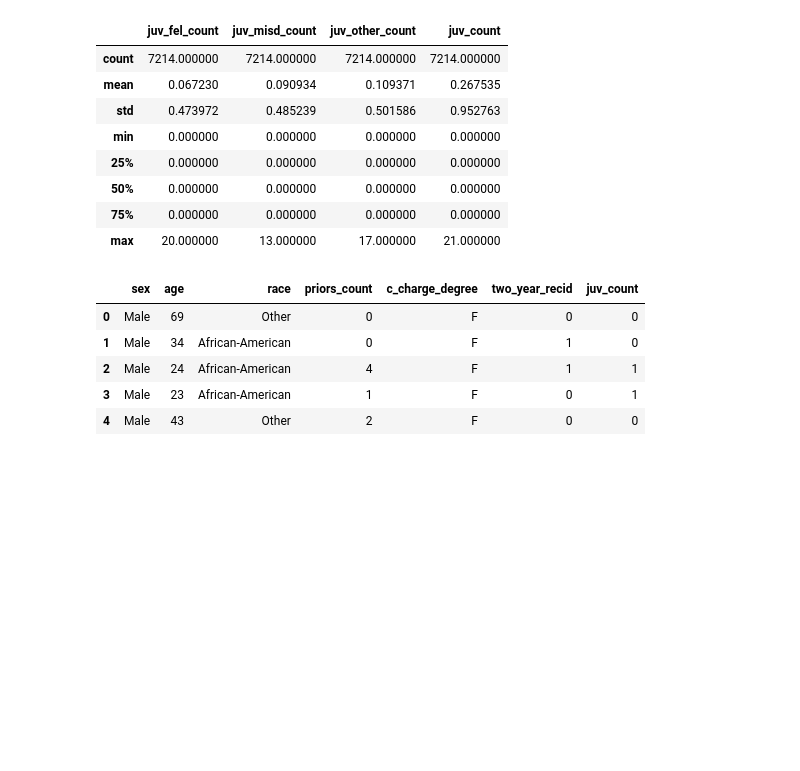
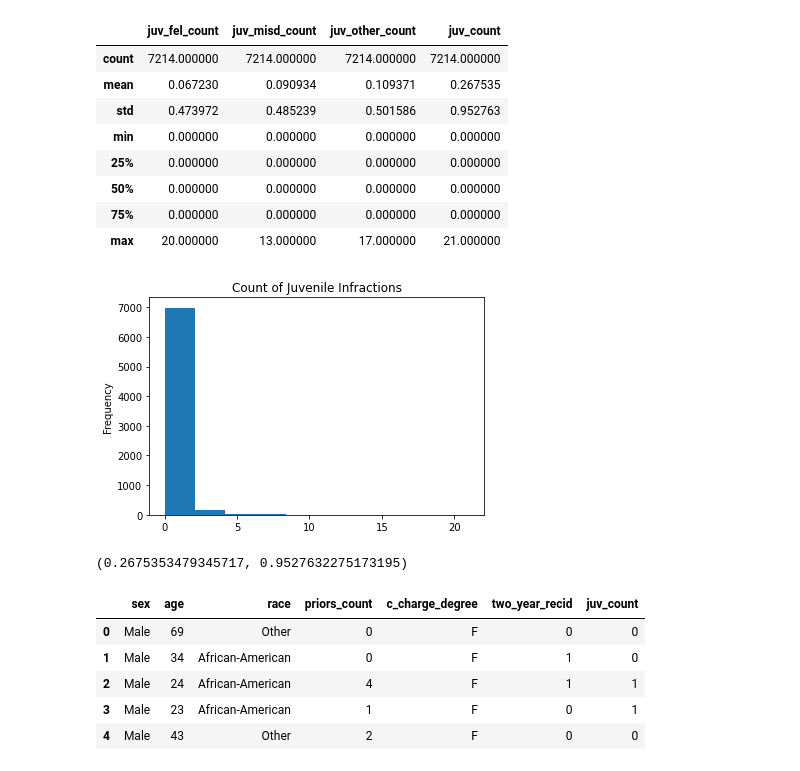
Before and after one commit to sinanuozdemir/feature_engineering_bookcamp, a Jupyter notebook: notebooks/Chapter_04.ipynb, the cells around one changed output. Cells and saved outputs as stored; diff of their text form; code cells hidden in the pictures; blank space fills up the shorter version.

```diff
--- a/notebooks/Chapter_04.ipynb
+++ b/notebooks/Chapter_04.ipynb
@@ -187,6 +187,20 @@ compas_df[['juv_fel_count', 'juv_misd_count', 'juv_other_count', 'juv_count']].d
 | 50% | 0.000000 | 0.000000 | 0.000000 | 0.000000 |
 | 75% | 0.000000 | 0.000000 | 0.000000 | 0.000000 |
 | max | 20.000000 | 13.000000 | 17.000000 | 21.000000 |
+# %%
+compas_df['juv_count'].plot(
+    title='Count of Juvenile Infractions', kind='hist', xlabel='Count'
+)
+
+name = 'juv_count'
+plt.savefig(f'{name}.svg', dpi=500)
+plt.savefig(f'{name}.png', dpi=500)
+# %% [output]
+[figure, added]
+# %%
+compas_df['juv_count'].mean(), compas_df['juv_count'].std()
+# %% [output]
+(0.2675353479345717, 0.9527632275173195)
 # %%
 compas_df = compas_df.drop(["juv_fel_count", "juv_misd_count", "juv_other_count"], axis=1)
 # %%
```
Also changed, not shown: parts of 13 cells of this notebook, 4 other files.
